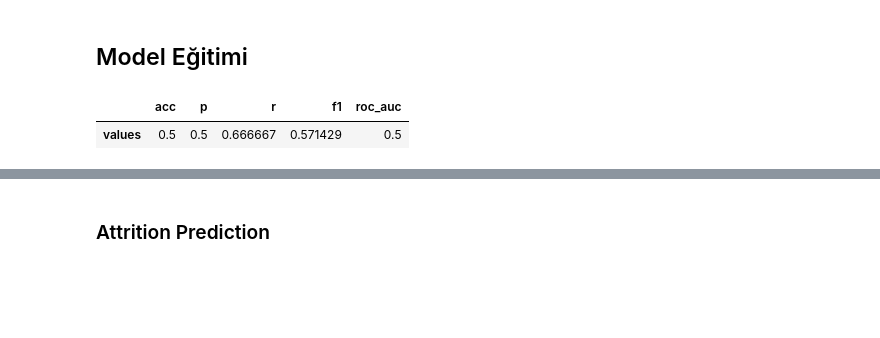
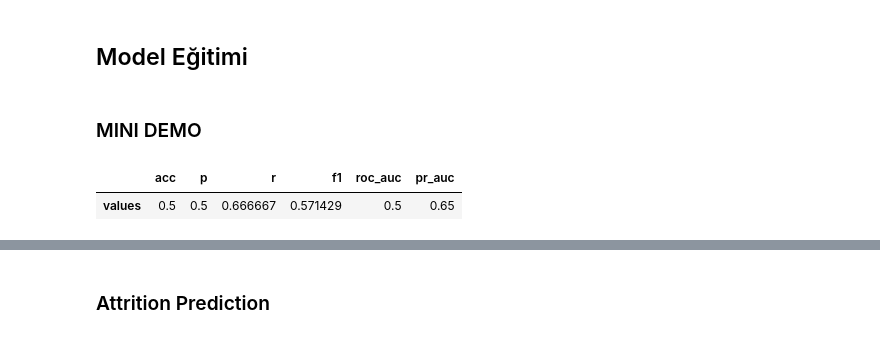
Before and after one commit to dsbootcamp-projects-2022-1/dsbootcamp2022-hr-attrition-prediction-project-vlkan, a Jupyter notebook: Project Template.ipynb, the cells around one changed output, grey strips where cells are left out. Saved outputs shown, nothing was run; the diff lists cells and outputs as text; code cells hidden in the pictures; blank space fills up the shorter version.

```diff
--- a/Project Template.ipynb
+++ b/Project Template.ipynb
@@ -949,6 +949,8 @@ clf = Pipeline([
 # Özniteliklerin önemini model eğittikten sonra grafik olarak koyabiliriz.
 # %% [markdown]
 ## Model Eğitimi
+# %% [markdown]
+### MINI DEMO
 # %%
 from sklearn import metrics
 
@@ -964,17 +966,17 @@ f1 = metrics.f1_score(dummy_y_true, dummy_y_pred)
 fpr, tpr, thresholds = metrics.roc_curve(dummy_y_true, dummy_y_prob)
 roc_auc = metrics.auc(fpr, tpr)
 
-#presicion, recall, thresholds = metrics.presicion_recall_curve(dummy_y_true, dummy_y_prob)
-#pr_auc = metrics.auc(fpr, tpr)
+precision, recall, thresholds = metrics.precision_recall_curve(dummy_y_true, dummy_y_prob)
+pr_auc = metrics.auc(recall, precision)
 # %%
 pd.DataFrame({
     'acc': acc,
-    'p':p,
-    'r':r,
-    'f1':f1,
-    'roc_auc':roc_auc,
-    #'pr_auc':pr_auc
+    'p': p,
+    'r': r,
+    'f1': f1,
+    'roc_auc': roc_auc,
+    'pr_auc': pr_auc
 }, index=['values'])
 # %% [output]
-|  | acc | p | r | f1 | roc_auc |
-| values | 0.5 | 0.5 | 0.666667 | 0.571429 | 0.5 |
+|  | acc | p | r | f1 | roc_auc | pr_auc |
+| values | 0.5 | 0.5 | 0.666667 | 0.571429 | 0.5 | 0.65 |
```
Also changed, not shown: parts of 59 cells of this notebook, 8 other files.
